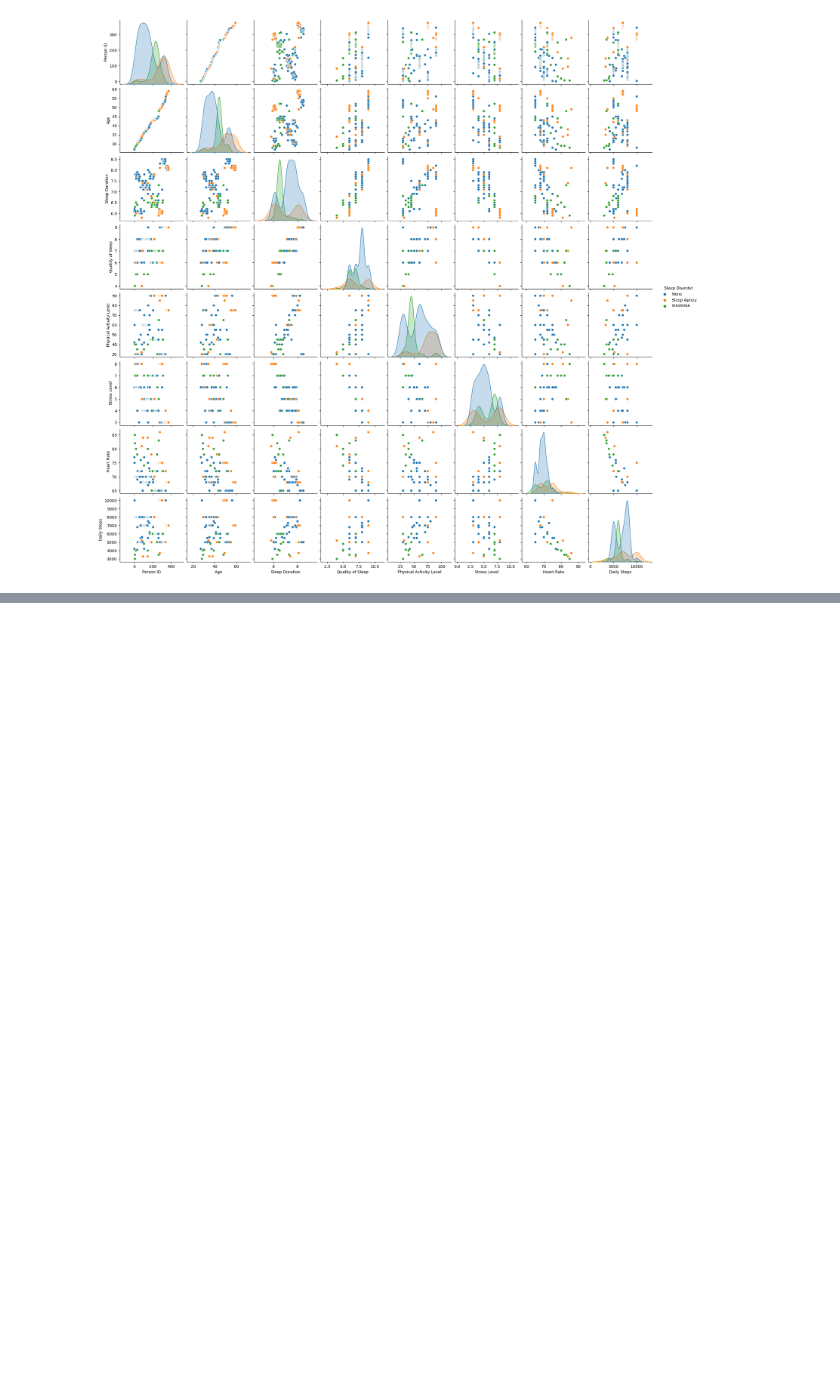
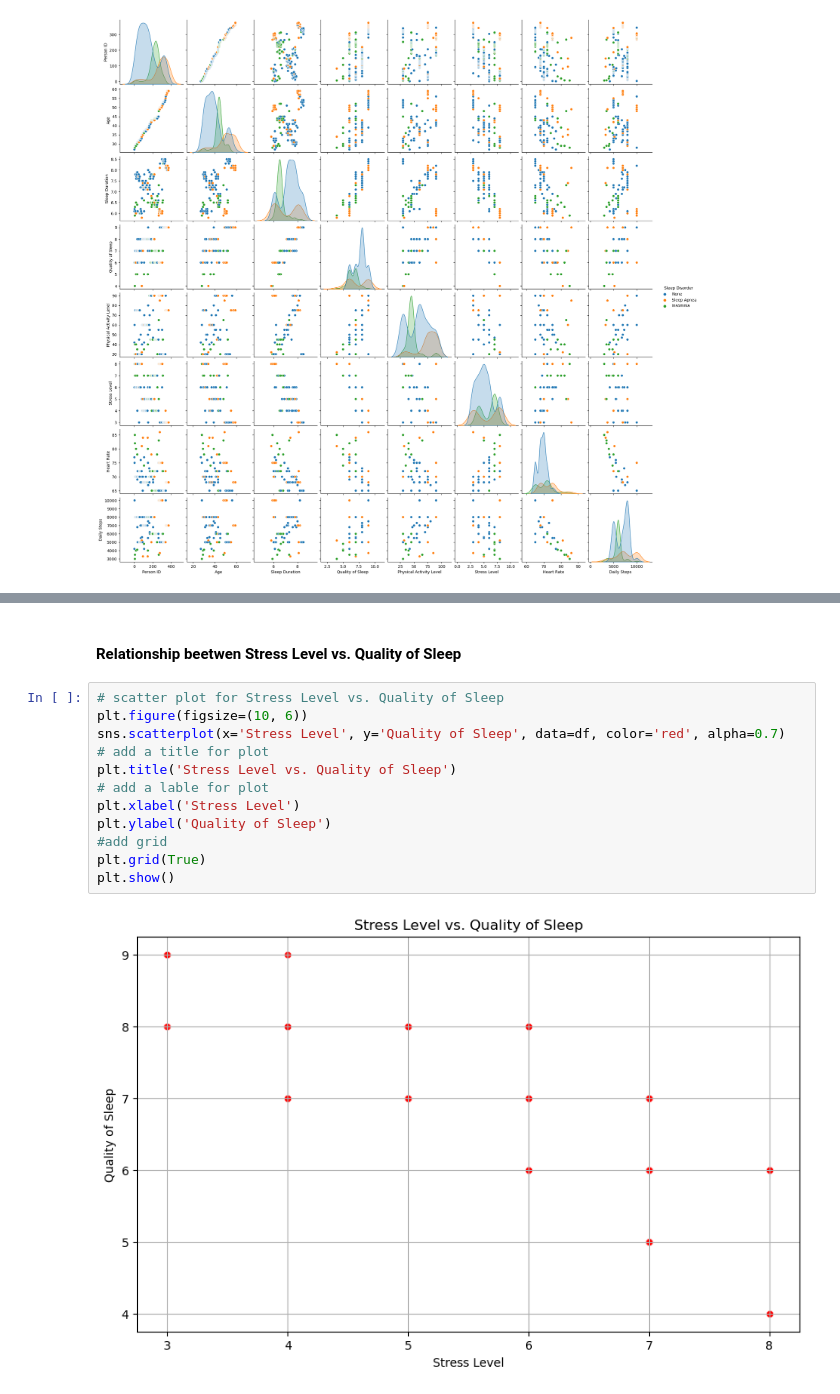
Before and after one commit to Waszka22/PfDA_Assignment, a Jupyter notebook: PfDA_Assignment.ipynb, the cells around one changed output, grey strips where cells are left out. Cells and saved outputs as stored; diff of their text form; blank space fills up the shorter version.

```diff
--- a/PfDA_Assignment.ipynb
+++ b/PfDA_Assignment.ipynb
@@ -380,0 +382,16 @@ sns.pairplot(data = df, hue = "Sleep Disorder")
+# %% [markdown]
+#### Relationship beetwen Stress Level vs. Quality of Sleep
+# %%
+# scatter plot for Stress Level vs. Quality of Sleep
+plt.figure(figsize=(10, 6))
+sns.scatterplot(x='Stress Level', y='Quality of Sleep', data=df, color='red', alpha=0.7)
+# add a title for plot
+plt.title('Stress Level vs. Quality of Sleep')
+# add a lable for plot
+plt.xlabel('Stress Level')
+plt.ylabel('Quality of Sleep')
+#add grid
+plt.grid(True)
+plt.show()
+# %% [output]
+[figure, added]
```
Also changed, not shown: parts of 11 cells of this notebook.
